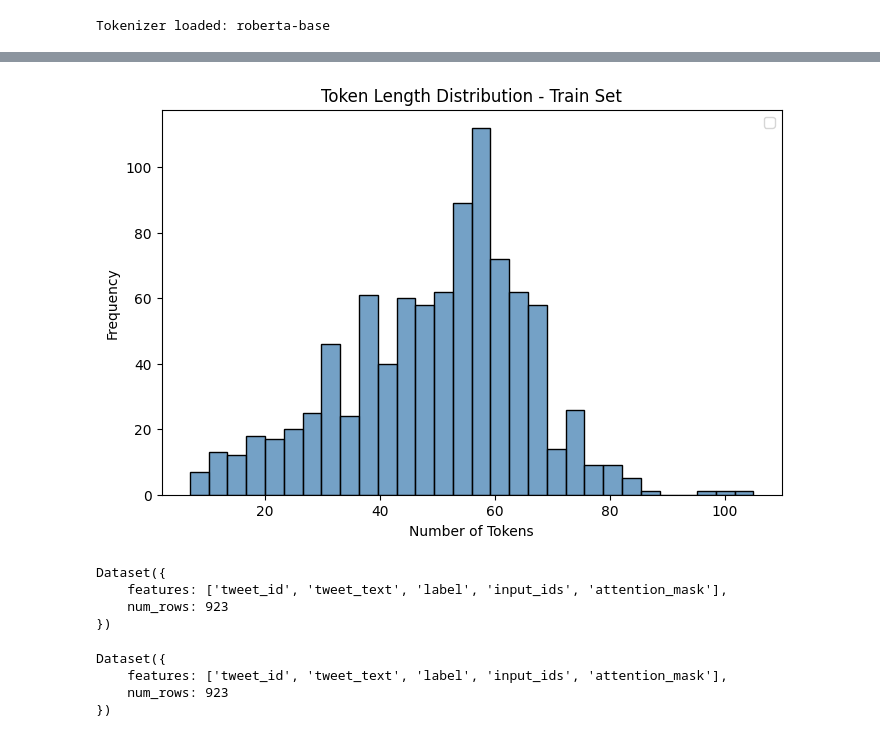
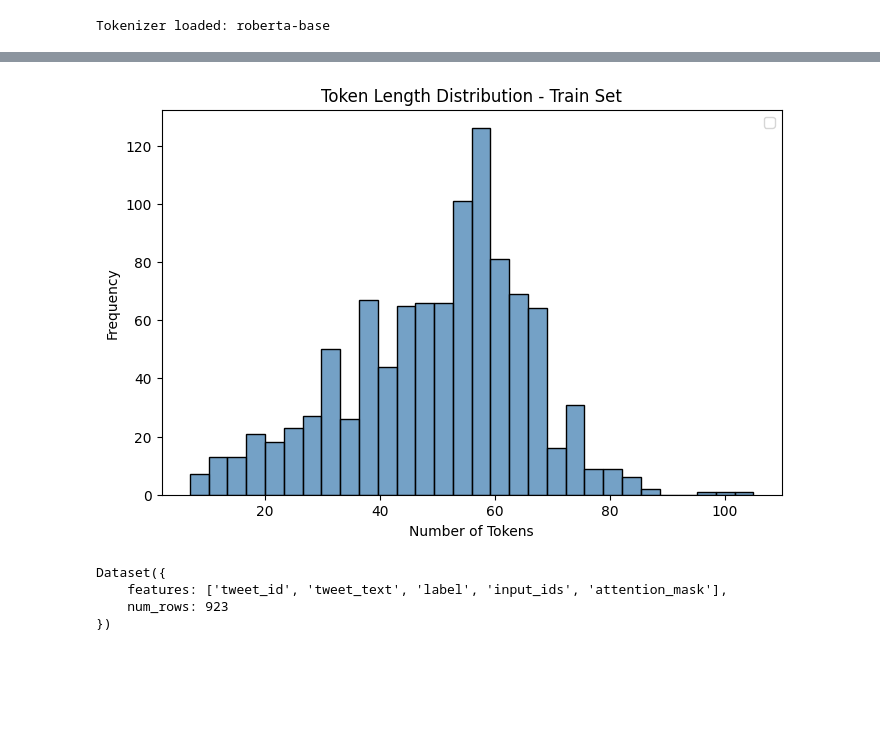
Before and after one commit to DBlassio/multimodal-argmining, a Jupyter notebook: notebooks/01_preprocessing_and_tokenization.ipynb, the cells around one changed output, grey strips where cells are left out. Cells and saved outputs as stored; diff of their text form; code cells hidden in the pictures; blank space fills up the shorter version.

Commit message:
Dev dataset

```diff
--- a/notebooks/01_preprocessing_and_tokenization.ipynb
+++ b/notebooks/01_preprocessing_and_tokenization.ipynb
@@ -41,9 +41,12 @@ train_path = f"{path}/data/gun_control_train.csv"
 dev_path   = f"{path}/data/gun_control_dev.csv"
 
 train_df = pd.read_csv(train_path)
+dev_df = pd.read_csv(dev_path)
+
 print(f"Train dataset loaded: {train_df.shape}")
+train_df.head()
 
-
-train_df.head()
+print(f"Dev dataset loaded: {dev_df.shape}")
+dev_df.head()
 # %% [output]
 Train dataset loaded: (923, 6)
@@ -84,6 +88,7 @@ def minimal_clean(text):
     return text
 
 train_df["tweet_text"] = train_df["tweet_text"].apply(minimal_clean)
+dev_df['tweet_text'] = dev_df['tweet_text'].apply(minimal_clean)
 train_df["tweet_text"].head()
 # %% [output]
 0    More Asian-Americans Are Buying Guns For Prote...
@@ -101,25 +126,25 @@ Tokenizer loaded: roberta-base
 # %%
 # Tokenization
 
 def token_len(text):
     return len(tokenizer.encode(text, add_special_tokens=True))
 
-train_token_lens = [token_len(t) for t in train_df["tweet_text"].tolist()]
+token_lens = [token_len(t) for t in (dev_df["tweet_text"].to_list()+train_df["tweet_text"].tolist())]
 
 
 # Plot token length distribution
 plt.figure(figsize=(8,5))
-sns.histplot(train_token_lens, bins=30, kde=False, color="steelblue")
+sns.histplot(token_lens, bins=30, kde=False, color="steelblue")
 plt.title("Token Length Distribution - Train Set")
 plt.xlabel("Number of Tokens")
 plt.ylabel("Frequency")
 plt.legend()
 plt.show()
 
 #max_length
-MAX_LEN = np.max(train_token_lens)
+MAX_LEN = np.max(token_lens)
 # %% [output]
-[figure, old version]
+[figure, new version]
 # %%
 #Tokenization per Batch
 def tokenize_batch(batch):
@@ -132,11 +157,13 @@ def tokenize_batch(batch):
 hf_train_ds = Dataset.from_pandas(train_df[["tweet_id", "tweet_text", "label"]])
 hf_train_ds = hf_train_ds.map(tokenize_batch, batched=True, batch_size=64)
 hf_train_ds
+
+
+#Same for the Dev Dataset
+dev_df = dev_df[dev_df['stance'].isin(label2id.keys())].copy()
+dev_df['label'] = dev_df['stance'].map(label2id)
+hf_dev_ds = Dataset.from_pandas(dev_df[['tweet_id','tweet_text','label']])
+hf_dev_ds = hf_dev_ds.map(tokenize_batch, batched=True, batch_size=64)
-# %% [output]
-Dataset({
-    features: ['tweet_id', 'tweet_text', 'label', 'input_ids', 'attention_mask'],
-    num_rows: 923
-})
 # %%
 #Dataset Format for PyTorch
 hf_train_ds.set_format(type="torch", columns=["input_ids", "attention_mask", "label"])
```
Also changed, not shown: parts of 4 cells of this notebook.
